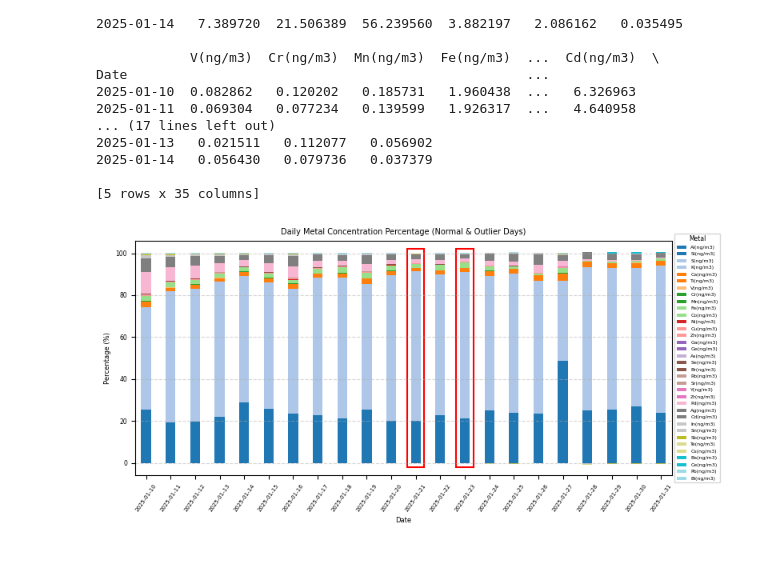
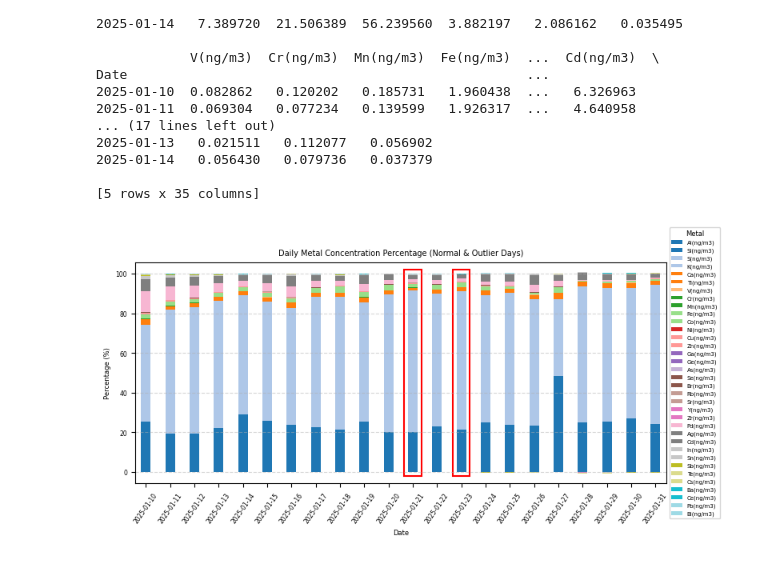
Before and after one commit to hyen0322/Data, a Jupyter notebook: Daily Metal Concentration Percentage.ipynb, the cells around one changed output. Drawn from its saved outputs; the diff is of its cells as text; code cells hidden in the pictures.

```diff
--- a/Daily Metal Concentration Percentage.ipynb
+++ b/Daily Metal Concentration Percentage.ipynb
@@ -102,34 +100,34 @@ combined_percentage.plot(kind='bar',
 
 # 이상치 날짜 표시
 for i, date in enumerate(dates):
     if date in outlier_dates:
         rect = patches.Rectangle((i - 0.35, -2), # 박스 시작 위치
                                  0.7, # 박스 가로 길이
                                  104, # 박스 높이
                                  linewidth=1.5, # 선 굵기
                                  edgecolor='red',
                                  facecolor='none')
         ax.add_patch(rect) # 도형 표시
 
 # 그래프 기본 설정
 plt.title("Daily Metal Concentration Percentage (Normal & Outlier Days)", fontsize=7)
 plt.xlabel("Date", fontsize=6)
 plt.ylabel("Percentage (%)", fontsize=6)
-plt.xticks(rotation=55, fontsize=5.0)
+plt.xticks(rotation=55, fontsize=5.5)
 plt.yticks(fontsize=5.5)
 plt.grid(axis='y', linestyle='--', alpha=0.5)
 
 # 범례 설정
 plt.legend(loc='center left',
            bbox_to_anchor=(1.0, 0.5),
-           fontsize=4.5,
+           fontsize=5,
            title='Metal',
-           title_fontsize=5.5)
+           title_fontsize=6)
 
 # 레이아웃 자동 조절
 plt.tight_layout()
 
 # 결과 출력
 plt.show()
 # %% [output]
-[figure, old version]
+[figure, new version]
```
Also changed, not shown: parts of 2 cells of this notebook.
